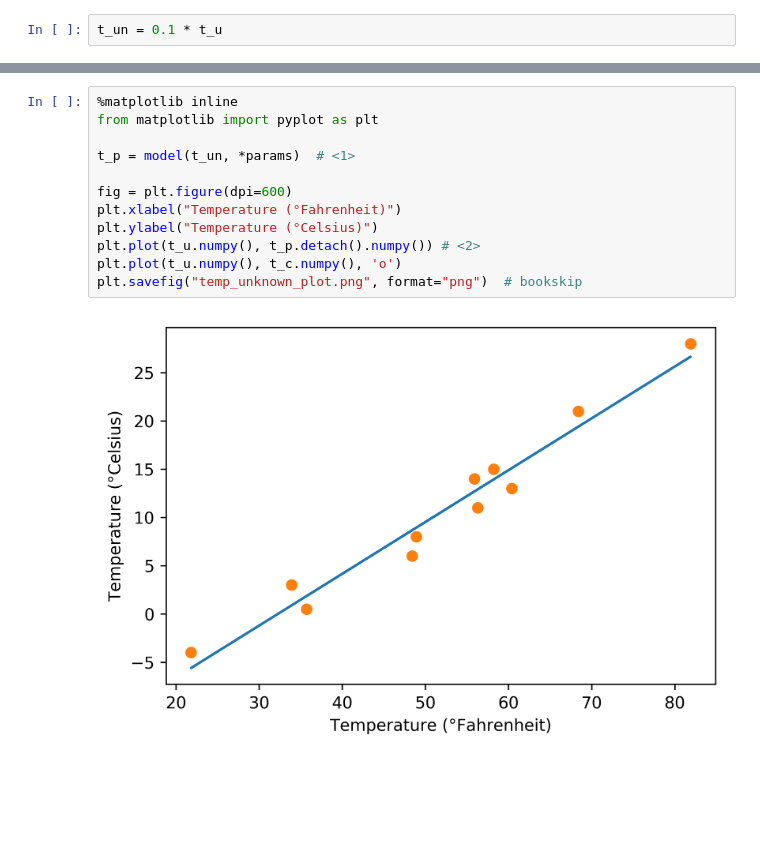
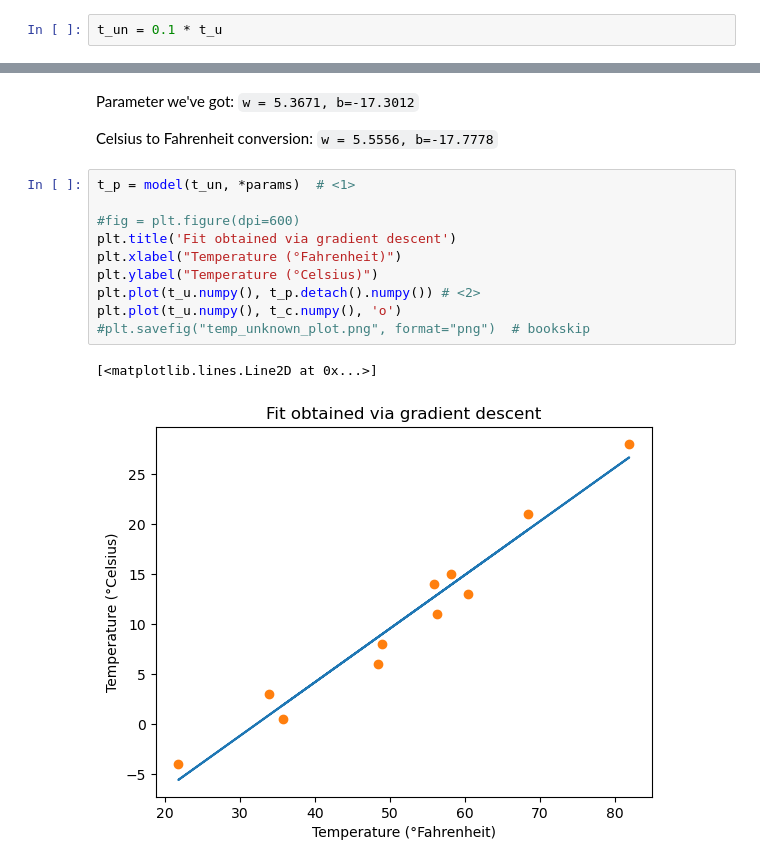
Before and after one commit to rsnemmen/dlwpt-code, a Jupyter notebook: p1ch5/1_parameter_estimation.ipynb, the cells around one changed output, grey strips where cells are left out. Drawn from its saved outputs; the diff is of its cells as text; blank space fills up the shorter version.

```diff
--- a/p1ch5/1_parameter_estimation.ipynb
+++ b/p1ch5/1_parameter_estimation.ipynb
@@ -274,17 +280,20 @@ Epoch 100, Loss 22.148710
 Epoch 4000, Loss 2.927680
 Epoch 5000, Loss 2.927648
 tensor([  5.3671, -17.3012])
+# %% [markdown]
+Parameter we've got: `w = 5.3671, b=-17.3012`
+
+Celsius to Fahrenheit conversion: `w = 5.5556, b=-17.7778`
 # %%
-%matplotlib inline
-from matplotlib import pyplot as plt
-
 t_p = model(t_un, *params)  # <1>
 
-fig = plt.figure(dpi=600)
+#fig = plt.figure(dpi=600)
+plt.title('Fit obtained via gradient descent')
 plt.xlabel("Temperature (°Fahrenheit)")
 plt.ylabel("Temperature (°Celsius)")
 plt.plot(t_u.numpy(), t_p.detach().numpy()) # <2>
 plt.plot(t_u.numpy(), t_c.numpy(), 'o')
-plt.savefig("temp_unknown_plot.png", format="png")  # bookskip
+#plt.savefig("temp_unknown_plot.png", format="png")  # bookskip
 # %% [output]
+[<matplotlib.lines.Line2D at 0x...>]
-[figure, old version]
+[figure, new version]
```
Also changed, not shown: parts of 6 cells of this notebook.
